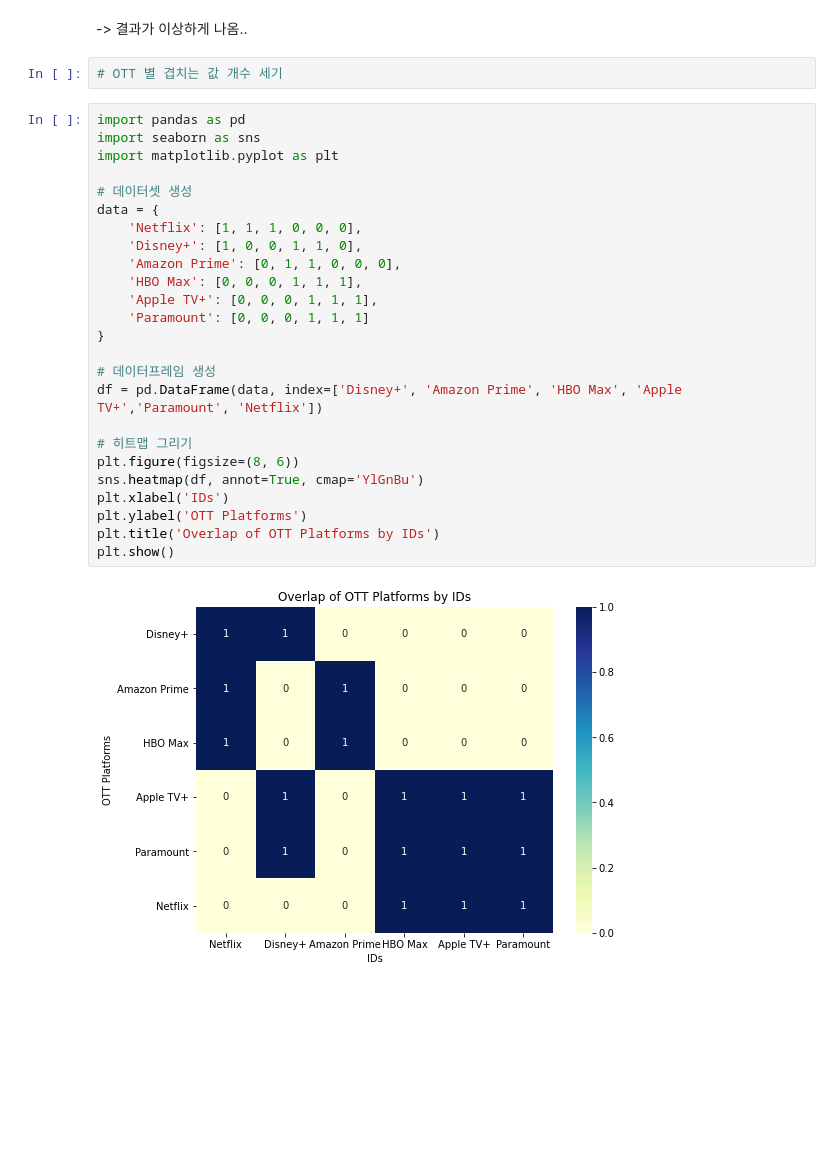
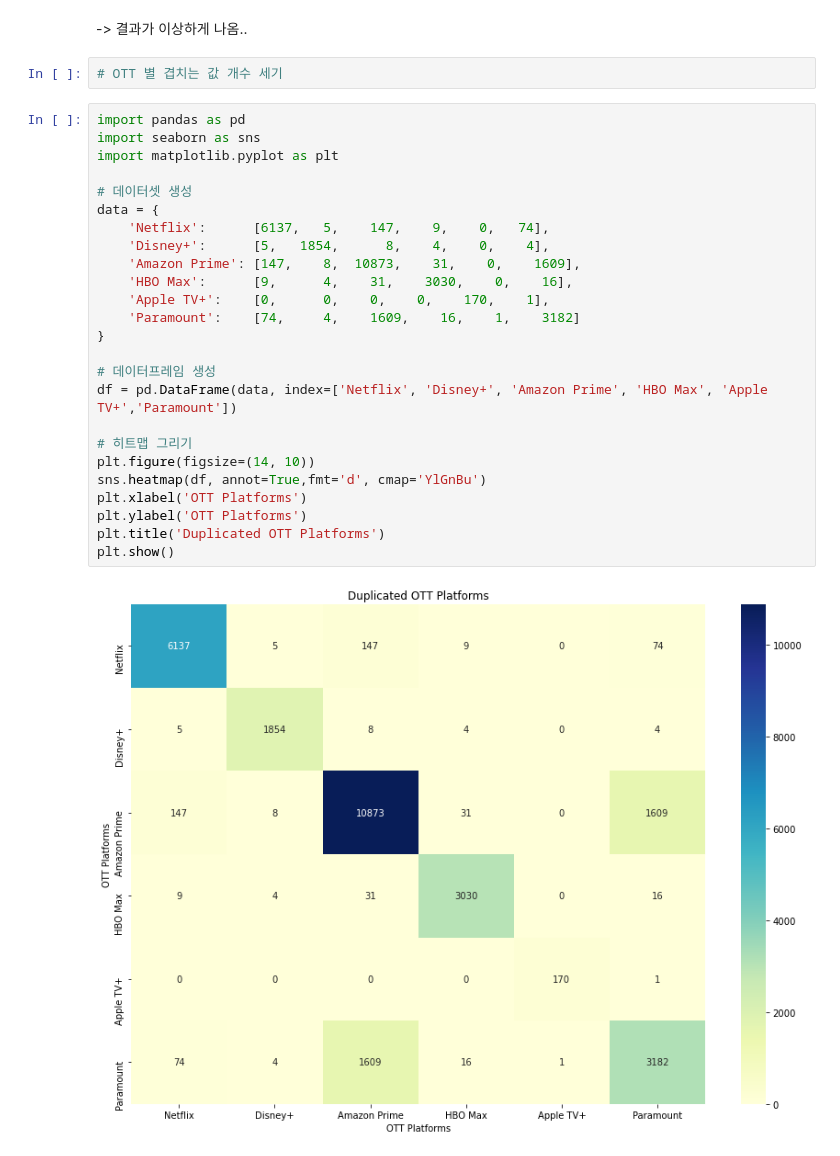
Before and after one commit to SoulTree-Lovers/DataScienceProject, a Jupyter notebook: SM/Duplicated.ipynb, the cells around one changed output. Saved outputs shown, nothing was run; the diff lists cells and outputs as text; blank space fills up the shorter version.

Commit message:
Count duplicated ott platform's video

```diff
--- a/SM/Duplicated.ipynb
+++ b/SM/Duplicated.ipynb
@@ -249,32 +249,32 @@ duplicate_ids
 Name: id, Length: 3759, dtype: object
 # %% [markdown]
 -> 결과가 이상하게 나옴..
-# %%
-# OTT 별 겹치는 값 개수 세기
+# %%
+# OTT 별 겹치는 값 개수 세기
 # %%
 import pandas as pd
 import seaborn as sns
 import matplotlib.pyplot as plt
 
 # 데이터셋 생성
 data = {
-    'Netflix': [1, 1, 1, 0, 0, 0],
-    'Disney+': [1, 0, 0, 1, 1, 0],
-    'Amazon Prime': [0, 1, 1, 0, 0, 0],
-    'HBO Max': [0, 0, 0, 1, 1, 1],
-    'Apple TV+': [0, 0, 0, 1, 1, 1],
-    'Paramount': [0, 0, 0, 1, 1, 1]
+    'Netflix':      [6137,   5,    147,    9,    0,   74],
+    'Disney+':      [5,   1854,      8,    4,    0,    4],
+    'Amazon Prime': [147,    8,  10873,    31,    0,    1609],
+    'HBO Max':      [9,      4,    31,    3030,    0,    16],
+    'Apple TV+':    [0,      0,    0,    0,    170,    1],
+    'Paramount':    [74,     4,    1609,    16,    1,    3182]
 }
 
 # 데이터프레임 생성
-df = pd.DataFrame(data, index=['Disney+', 'Amazon Prime', 'HBO Max', 'Apple TV+','Paramount', 'Netflix'])
+df = pd.DataFrame(data, index=['Netflix', 'Disney+', 'Amazon Prime', 'HBO Max', 'Apple TV+','Paramount'])
 
 # 히트맵 그리기
-plt.figure(figsize=(8, 6))
-sns.heatmap(df, annot=True, cmap='YlGnBu')
-plt.xlabel('IDs')
+plt.figure(figsize=(14, 10))
+sns.heatmap(df, annot=True,fmt='d', cmap='YlGnBu')
+plt.xlabel('OTT Platforms')
 plt.ylabel('OTT Platforms')
-plt.title('Overlap of OTT Platforms by IDs')
+plt.title('Duplicated OTT Platforms')
 plt.show()
 # %% [output]
-[figure, old version]
+[figure, new version]
```
